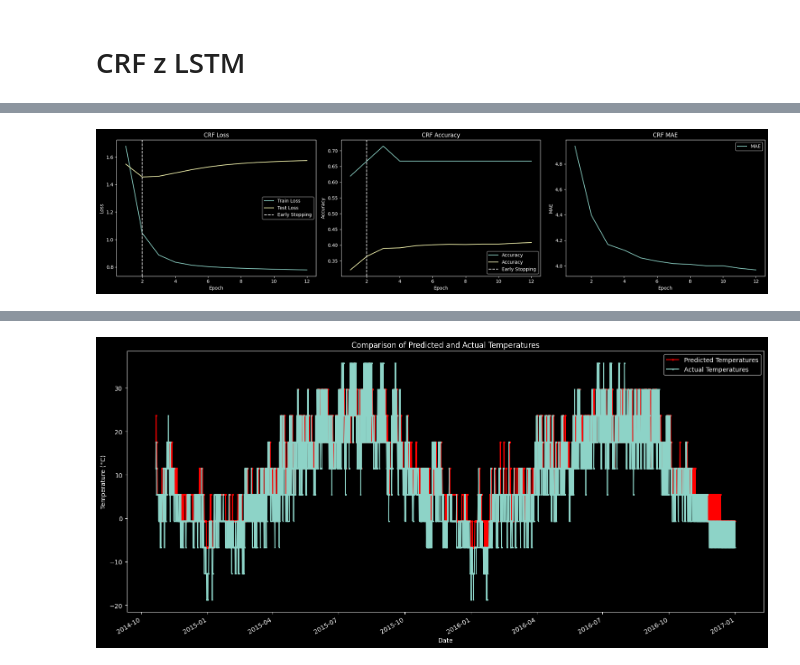
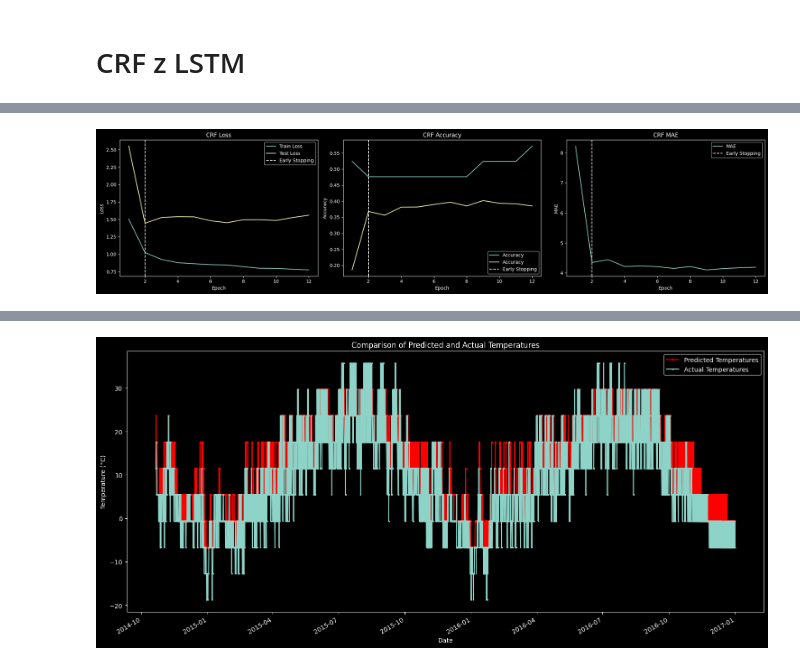
Before and after one commit to paltdariusz/pgm_project, a Jupyter notebook: CRF/CRF.ipynb, the cells around one changed output, grey strips where cells are left out. Drawn from its saved outputs; the diff is of its cells as text; code cells hidden in the pictures.

Commit message:
added hyperparameter search for CRF: MLP and LSTM versions

```diff
--- a/CRF/CRF.ipynb
+++ b/CRF/CRF.ipynb
@@ -619,10 +626,11 @@ class TemperatureCRF(nn.Module):
         scores, sequences = self.crf.decode(emissions, mask=mask)
         return sequences
 # %%
-def train_and_evaluate(model, train_loader, test_loader, optimizer, epochs=100, patience=10):
+def train_and_evaluate(model, train_loader, test_loader, optimizer, epochs=100, patience=10, plot=True, print_results=True):
     model.train()
     best_test_loss = float('inf')
     no_improve_epochs = 0
+    early_stopping = False
     history = {
         'train_loss': [],
         'test_loss': [],
@@ -684,8 +692,8 @@ def train_and_evaluate(model, train_loader, test_loader, optimizer, epochs=100,
         history['test_loss'].append(average_test_loss)
         history['test_accuracy'].append(test_accuracy)
         history['mae'].append(mae)
-
-        print(f'Epoch {epoch + 1}: Train Loss = {average_train_loss:.4f}, Train Accuracy = {train_accuracy:.4f}, Test Loss = {average_test_loss:.4f}, Test Accuracy = {test_accuracy:.4f}, MAE = {mae:.4f}')
+        if print_results:
+            print(f'Epoch {epoch + 1}: Train Loss = {average_train_loss:.4f}, Train Accuracy = {train_accuracy:.4f}, Test Loss = {average_test_loss:.4f}, Test Accuracy = {test_accuracy:.4f}, MAE = {mae:.4f}')
 
         if average_test_loss < best_test_loss:
             best_test_loss = average_test_loss
@@ -693,15 +701,30 @@ def train_and_evaluate(model, train_loader, test_loader, optimizer, epochs=100,
         else:
             no_improve_epochs += 1
             if no_improve_epochs >= patience:
-                print("Early stopping triggered")
+                if print_results:
+                    print("Early stopping triggered")
+                early_stopping = True
                 break
 
-    print("\nTraining completed")
-    plot_training_history({'CRF': history}, patience=patience)
-    print(f"Best Test Loss: {best_test_loss:.4f}, Test Accuracy: {test_accuracy:.4f}")
+    if print_results:
+        print("\nTraining completed")
 
-    print(f"Średni błąd bezwzględny (MAE): {mae:.2f}°C")
-    visualize_predictions(predictions, actuals)
+    if plot:
+        plot_training_history({'CRF': history}, patience=patience)
+
+    if early_stopping:
+        history['train_loss'] = history['train_loss'][:-(patience)]
+        history['train_accuracy'] = history['train_accuracy'][:-(patience)]
+        history['test_loss'] = history['test_loss'][:-(patience )]
+        history['test_accuracy'] = history['test_accuracy'][:-(patience)]
+        history['mae'] = history['mae'][:-(patience)]
+
+    if print_results:
+        print(f"Best Test Loss: {best_test_loss:.4f}, Test Accuracy: {test_accuracy:.4f}")
+        print(f"Średni błąd bezwzględny (MAE): {mae:.2f}°C")
+
+    if plot:
+        visualize_predictions(predictions, actuals)
     return history
 # %%
 model = TemperatureCRF(feature_dim=X_train.shape[1], num_classes=num_bins)
@@ -803,14 +911,15 @@ Best Test Loss: 1.3729, Test Accuracy: 0.4027
 # CRF z LSTM
 # %%
 class LSTMTemperatureCRFClassifier(nn.Module):
-    def __init__(self, feature_dim, num_classes, hidden_dim=64, num_layers=1, dropout=0.5):
+    def __init__(self, feature_dim, num_classes, hidden_dim=64, num_layers=1):
         super().__init__()
         self.num_classes = num_classes
         self.hidden_dim = hidden_dim
         self.num_layers = num_layers
 
         # Definiowanie warstwy LSTM
-        self.lstm = nn.LSTM(input_size=feature_dim, hidden_size=hidden_dim, num_layers=num_layers, batch_first=True)
+        self.lstm = nn.LSTM(input_size=feature_dim, hidden_size=hidden_dim,
+                            num_layers=num_layers, batch_first=True)
 
         # Warstwa w pełni połączona
         self.out = nn.Linear(hidden_dim, num_classes)
@@ -839,8 +948,8 @@ class LSTMTemperatureCRFClassifier(nn.Module):
         return -self.crf.log_likelihood(emissions, labels, mask=mask).mean()
 # %%
 feature_dim = X_train.shape[1]
-model = LSTMTemperatureCRFClassifier(feature_dim, num_classes=num_bins)
-optimizer = optim.Adam(model.parameters(), lr=0.001)
+model = LSTMTemperatureCRFClassifier(feature_dim, num_bins, 64, 3)
+optimizer = optim.Adam(model.parameters(), lr=0.01)
 
 metrics = train_and_evaluate(model, train_loader, test_loader, optimizer, epochs=50, patience=10)
 # %% [output]
@@ -859,5 +968,5 @@ Epoch 12: Train Loss = 0.7790, Train Accuracy = 0.6667, Test Loss = 1.5742, Test
 Early stopping triggered
 
 Training completed
 Early stopping at epoch 2
-[figure, old version]
+[figure, new version]
@@ -866 +975 @@ Best Test Loss: 1.4545, Test Accuracy: 0.4080
-[figure, old version]
+[figure, new version]
```
Also changed, not shown: parts of 10 cells of this notebook, 2 other files.
